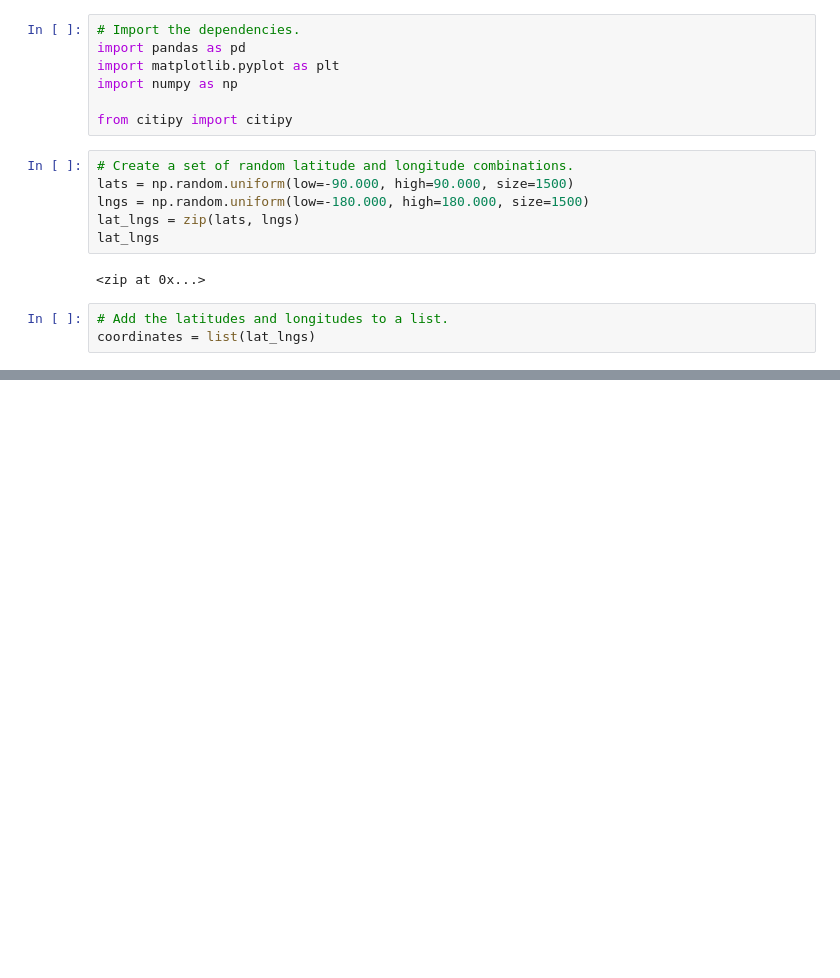
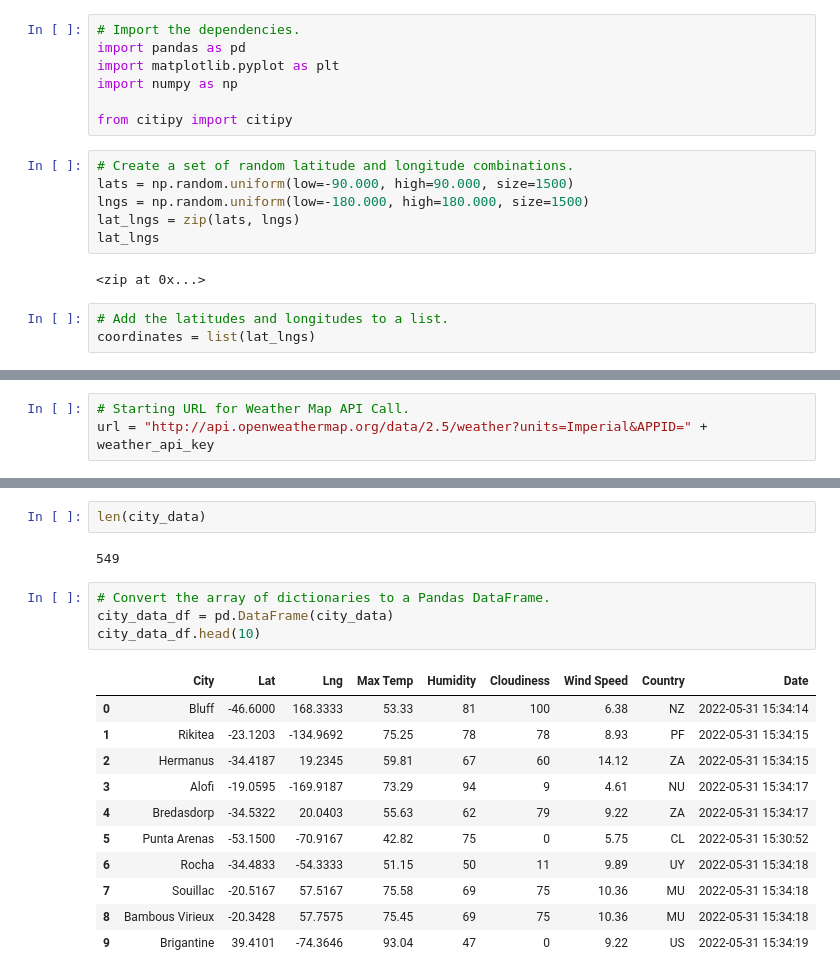
Before and after one commit to graylydia/World_Weather_Analysis, a Jupyter notebook: WeatherPy.ipynb, the cells around one changed output, grey strips where cells are left out. Cells and saved outputs as stored; diff of their text form; blank space fills up the shorter version.

Commit message:
adding weatherpy

```diff
--- a/WeatherPy.ipynb
+++ b/WeatherPy.ipynb
@@ -54,0 +61,3 @@ len(cities)
+# %%
+# Starting URL for Weather Map API Call.
+url = "http://api.openweathermap.org/data/2.5/weather?units=Imperial&APPID=" + weather_api_key
@@ -54,0 +148,20 @@ len(cities)
+# %%
+len(city_data)
+# %% [output]
+549
+# %%
+# Convert the array of dictionaries to a Pandas DataFrame.
+city_data_df = pd.DataFrame(city_data)
+city_data_df.head(10)
+# %% [output]
+|  | City | Lat | Lng | Max Temp | Humidity | Cloudiness | Wind Speed | Country | Date |
+| 0 | Bluff | -46.6000 | 168.3333 | 53.33 | 81 | 100 | 6.38 | NZ | 2022-05-31 15:34:14 |
+| 1 | Rikitea | -23.1203 | -134.9692 | 75.25 | 78 | 78 | 8.93 | PF | 2022-05-31 15:34:15 |
+| 2 | Hermanus | -34.4187 | 19.2345 | 59.81 | 67 | 60 | 14.12 | ZA | 2022-05-31 15:34:15 |
+| 3 | Alofi | -19.0595 | -169.9187 | 73.29 | 94 | 9 | 4.61 | NU | 2022-05-31 15:34:17 |
+| 4 | Bredasdorp | -34.5322 | 20.0403 | 55.63 | 62 | 79 | 9.22 | ZA | 2022-05-31 15:34:17 |
+| 5 | Punta Arenas | -53.1500 | -70.9167 | 42.82 | 75 | 0 | 5.75 | CL | 2022-05-31 15:30:52 |
+| 6 | Rocha | -34.4833 | -54.3333 | 51.15 | 50 | 11 | 9.89 | UY | 2022-05-31 15:34:18 |
+| 7 | Souillac | -20.5167 | 57.5167 | 75.58 | 69 | 75 | 10.36 | MU | 2022-05-31 15:34:18 |
+| 8 | Bambous Virieux | -20.3428 | 57.7575 | 75.45 | 69 | 75 | 10.36 | MU | 2022-05-31 15:34:18 |
+| 9 | Brigantine | 39.4101 | -74.3646 | 93.04 | 47 | 0 | 9.22 | US | 2022-05-31 15:34:19 |
```
Also changed, not shown: parts of 7 cells of this notebook, 4 other files.
